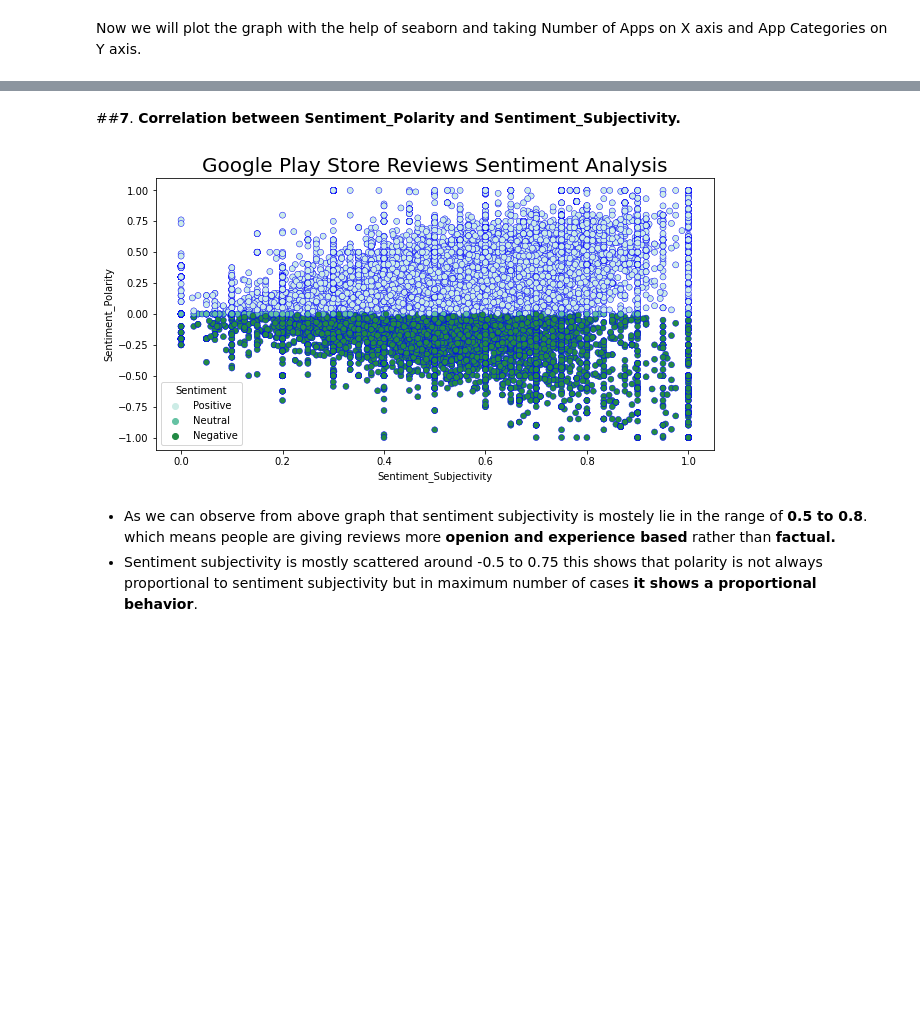
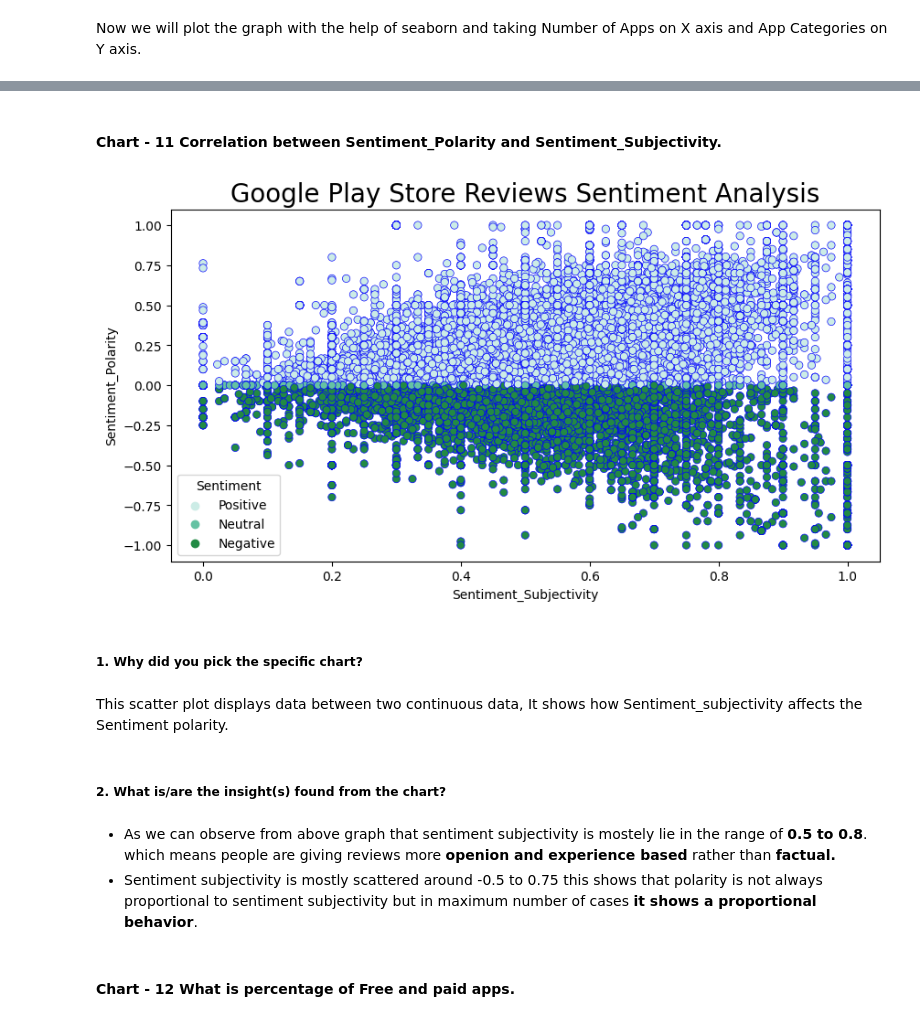
Before and after one commit to Ajay07pandey/play_store_app_review_system, a Jupyter notebook: play_store_app_review_system_.ipynb, the cells around one changed output, grey strips where cells are left out. Drawn from its saved outputs; the diff is of its cells as text; code cells hidden in the pictures; blank space fills up the shorter version.

```diff
--- a/play_store_app_review_system_.ipynb
+++ b/play_store_app_review_system_.ipynb
@@ -38,3 +80,7 @@ from google.colab import drive
 drive.mount('/content/drive')
 # %% [output]
 Mounted at /content/drive
+# %%
+# Mounting the drive to access our dataset.
+df_data= pd.read_csv("/content/drive/MyDrive/Capstone project/Play store app review analysis/Copy of Play Store Data.csv")
+df_reviews= pd.read_csv("/content/drive/MyDrive/Capstone project/Play store app review analysis/Copy of User Reviews.csv")
@@ -43,7 +91,3 @@ Mounted at /content/drive
-# %%
-# Mounting the drive to access our dataset.
-df_data= pd.read_csv("/content/drive/MyDrive/Project EDA/Copy of Play Store Data.csv")
-df_reviews= pd.read_csv("/content/drive/MyDrive/Project EDA/Copy of User Reviews.csv")
 # %%
 #Display play store app data
 df_data.head()
@@ -646,13 +949,21 @@ plt.show()
 # %% [markdown]
-##**7**. **Correlation between Sentiment_Polarity and Sentiment_Subjectivity.**
+#### Chart - 11 **Correlation between Sentiment_Polarity and Sentiment_Subjectivity.**
 # %%
 plt.figure(figsize=(10, 5))
-sns.scatterplot(df_reviews['Sentiment_Subjectivity'], df_reviews['Sentiment_Polarity'],
+sns.scatterplot(x=df_reviews['Sentiment_Subjectivity'], y=df_reviews['Sentiment_Polarity'],
                 hue = df_reviews['Sentiment'], edgecolor='blue', palette="BuGn")
 plt.title("Google Play Store Reviews Sentiment Analysis", fontsize=20)
 plt.show()
 # %% [output]
-[figure, old version]
+[figure, new version]
+# %% [markdown]
+##### 1. Why did you pick the specific chart?
+# %% [markdown]
+This scatter plot displays data between two continuous data, It shows how Sentiment_subjectivity affects the Sentiment polarity.
+# %% [markdown]
+##### 2. What is/are the insight(s) found from the chart?
 # %% [markdown]
 * As we can observe from above graph that sentiment subjectivity is mostely lie in the range of **0.5 to 0.8**. which means people are giving reviews more **openion and experience based** rather than **factual.**
 * Sentiment subjectivity is mostly scattered around -0.5 to 0.75 this shows that polarity is not always proportional to sentiment subjectivity but in maximum number of cases **it shows a proportional behavior**.
+# %% [markdown]
+#### Chart - 12 **What is percentage of Free and paid apps.**
```
Also changed, not shown: parts of 220 cells of this notebook.
